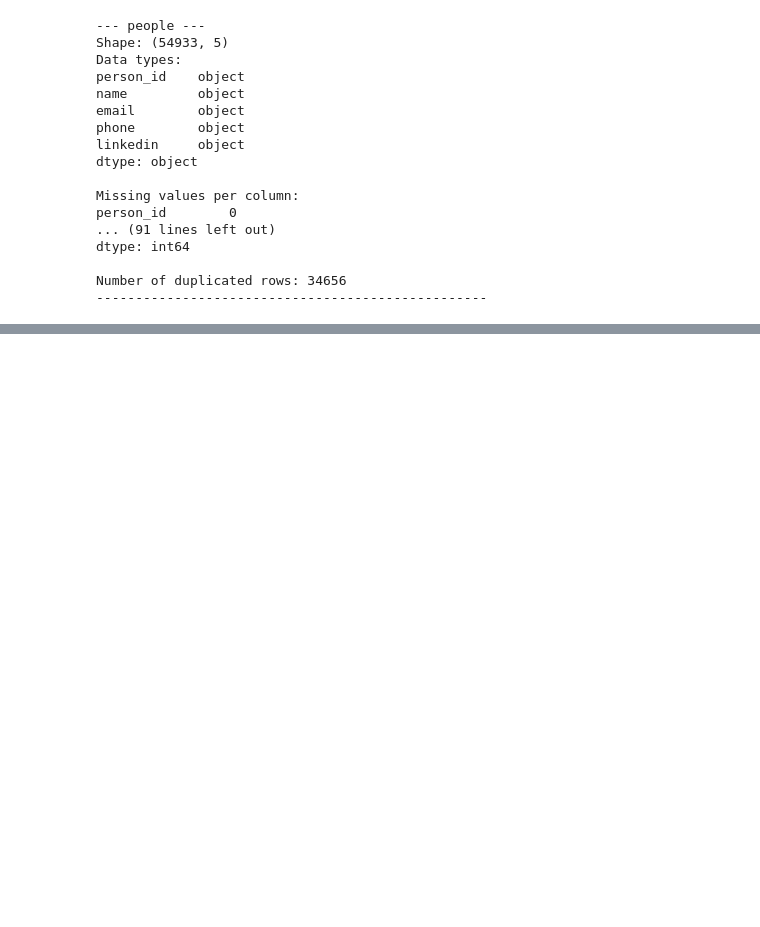
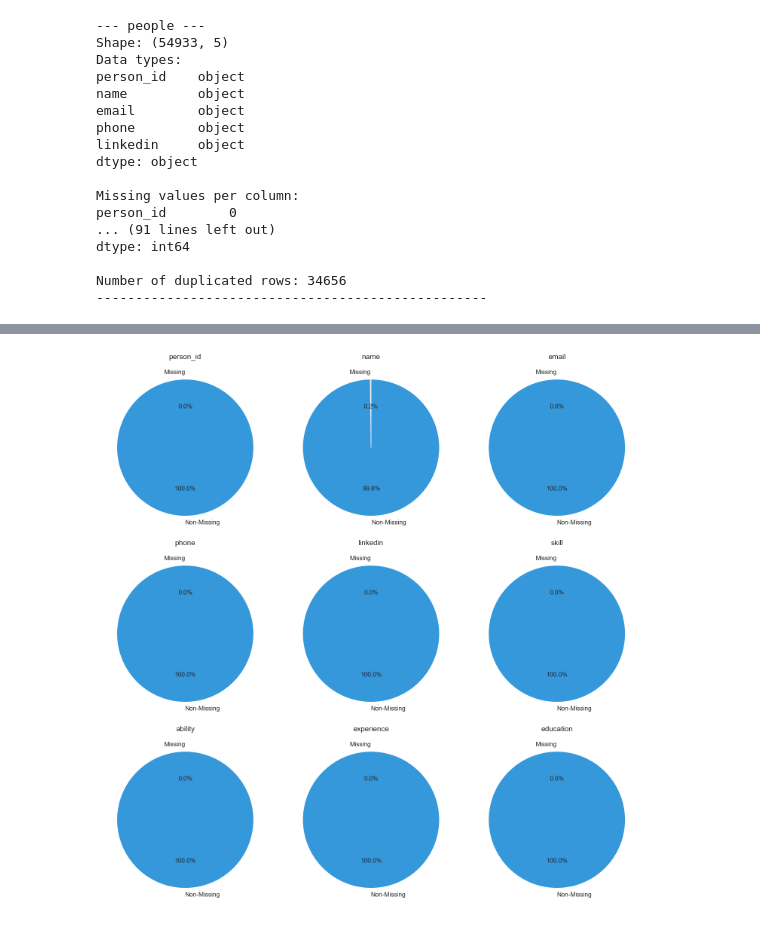
Before and after one commit to ZahraZellazi/NeuralTextEmbeddings, a Jupyter notebook: notebook/DataGeNn.ipynb, the cells around one changed output, grey strips where cells are left out. Drawn from its saved outputs; the diff is of its cells as text; code cells hidden in the pictures; blank space fills up the shorter version.

```diff
--- a/notebook/DataGeNn.ipynb
+++ b/notebook/DataGeNn.ipynb
@@ -441,0 +570,33 @@ DataFrameGroupBy.apply operated on the grouping columns. This behavior is deprec
+# %%
+# %% cell: pie_missing_filled
+import matplotlib.pyplot as plt
+
+# Columns to plot
+columns = df_filled.columns.tolist()
+
+# Prepare subplot grid
+n_cols = 3
+n_rows = (len(columns) + n_cols - 1) // n_cols
+fig, axes = plt.subplots(n_rows, n_cols, figsize=(15, 5*n_rows))
+
+axes = axes.flatten()
+
+for i, col in enumerate(columns):
+    counts = [
+        df_filled[col].isna().sum(),           # missing
+        df_filled[col].notna().sum()           # non-missing
+    ]
+    labels = ['Missing', 'Non-Missing']
+    colors = ['#e74c3c', '#3498db']  # red = missing, blue = non-missing
+
+    axes[i].pie(counts, labels=labels, autopct='%1.1f%%', colors=colors, startangle=90)
+    axes[i].set_title(f"{col}", fontsize=14)
+
+# Remove empty subplots
+for j in range(i+1, len(axes)):
+    fig.delaxes(axes[j])
+
+plt.tight_layout()
+plt.show()
+# %% [output]
+[figure, added]
```
Also changed, not shown: parts of 32 cells of this notebook, 1 other file.
